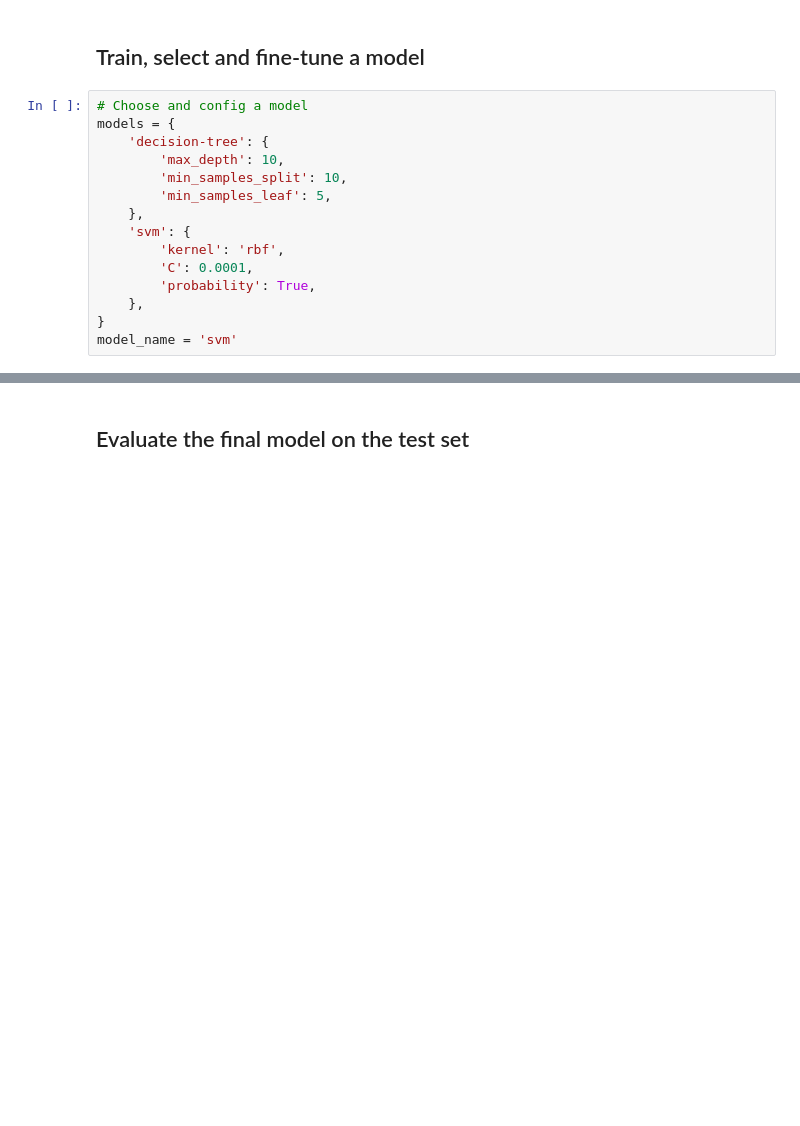
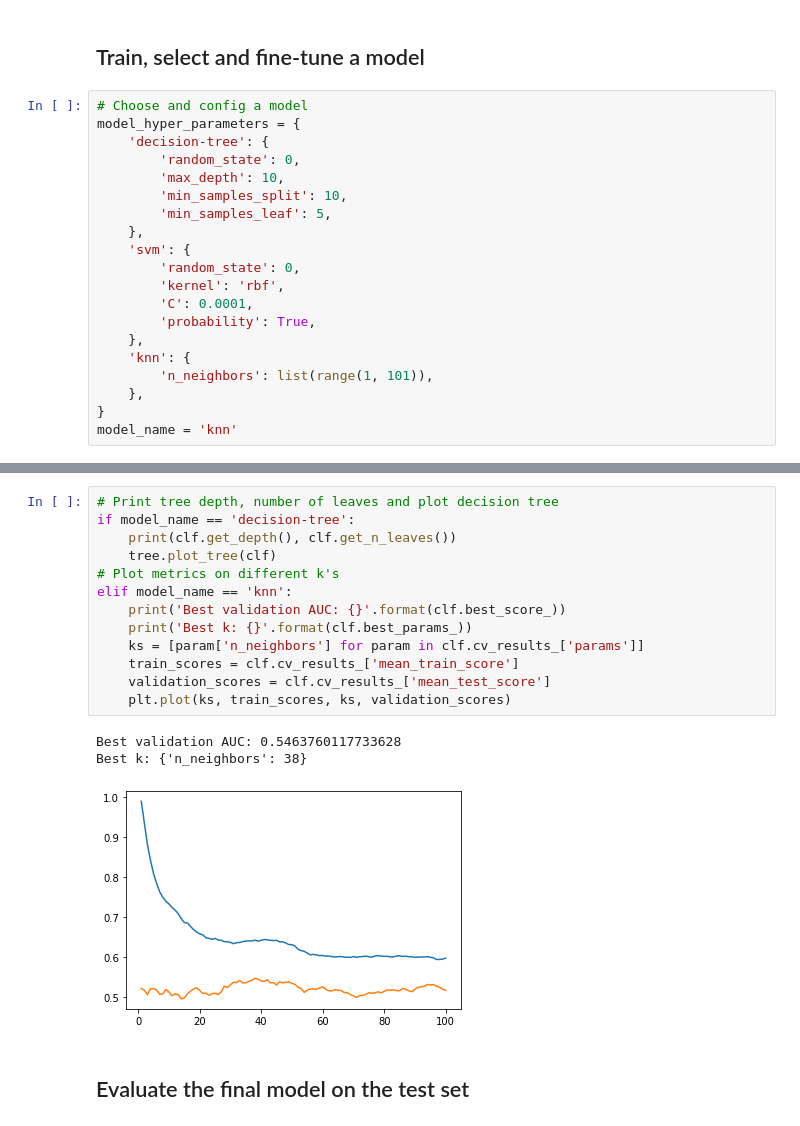
Before and after one commit to yujing1004/cs7641, a Jupyter notebook: assignment1/assignment1.ipynb, the cells around one changed output, grey strips where cells are left out. Drawn from its saved outputs; the diff is of its cells as text; blank space fills up the shorter version.

```diff
--- a/assignment1/assignment1.ipynb
+++ b/assignment1/assignment1.ipynb
@@ -117,16 +119,21 @@ train_y = np.array(train_set['depressed'])
 ## Train, select and fine-tune a model
 # %%
 # Choose and config a model
-models = {
+model_hyper_parameters = {
     'decision-tree': {
+        'random_state': 0,
         'max_depth': 10,
         'min_samples_split': 10,
         'min_samples_leaf': 5,
     },
     'svm': {
+        'random_state': 0,
         'kernel': 'rbf',
         'C': 0.0001,
         'probability': True,
     },
+    'knn': {
+        'n_neighbors': list(range(1, 101)),
+    },
 }
-model_name = 'svm'
+model_name = 'knn'
@@ -183,3 +194,20 @@ if model_name == 'decision-tree':
+# %%
+# Print tree depth, number of leaves and plot decision tree
+if model_name == 'decision-tree':
+    print(clf.get_depth(), clf.get_n_leaves())
+    tree.plot_tree(clf)
+# Plot metrics on different k's
+elif model_name == 'knn':
+    print('Best validation AUC: {}'.format(clf.best_score_))
+    print('Best k: {}'.format(clf.best_params_))
+    ks = [param['n_neighbors'] for param in clf.cv_results_['params']]
+    train_scores = clf.cv_results_['mean_train_score']
+    validation_scores = clf.cv_results_['mean_test_score']
+    plt.plot(ks, train_scores, ks, validation_scores)
+# %% [output]
+Best validation AUC: 0.5463760117733628
+Best k: {'n_neighbors': 38}
+[figure, added]
 # %% [markdown]
 ## Evaluate the final model on the test set
 # %%
```
Also changed, not shown: parts of 10 cells of this notebook.
